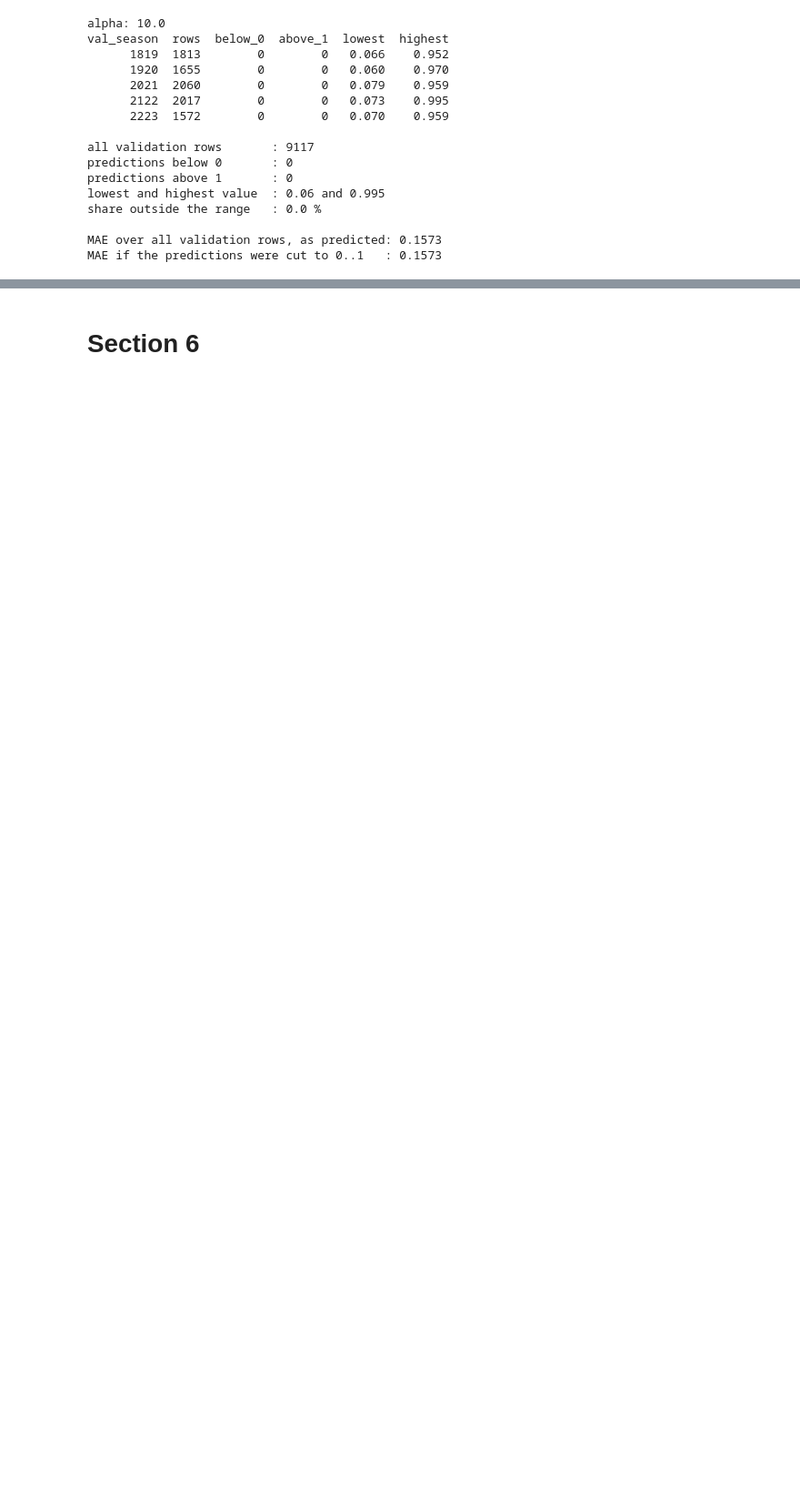
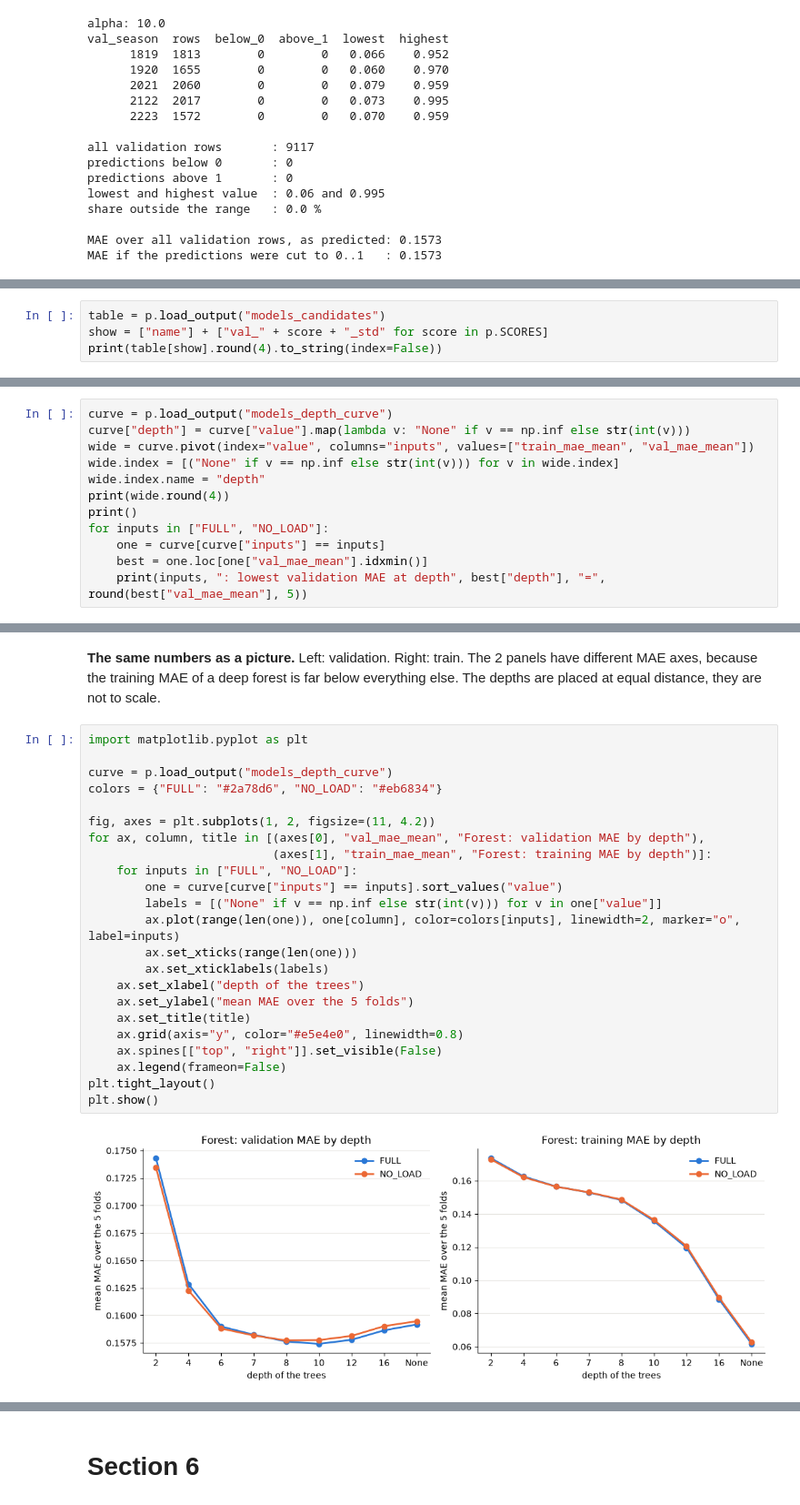
Before and after one commit to dupaski-1/biathlon-form, a Jupyter notebook: lab_book.ipynb, the cells around one changed output, grey strips where cells are left out. Shown at 91% size. Saved outputs shown, nothing was run; the diff lists cells and outputs as text; blank space fills up the shorter version.

Commit message:
Step 5: random forest, load test, one standard error rule, final model chosen

```diff
--- a/lab_book.ipynb
+++ b/lab_book.ipynb
@@ -2621,0 +2684,4 @@ MAE if the predictions were cut to 0..1   : 0.1573
+# %%
+table = p.load_output("models_candidates")
+show = ["name"] + ["val_" + score + "_std" for score in p.SCORES]
+print(table[show].round(4).to_string(index=False))
@@ -2621,0 +2710,12 @@ MAE if the predictions were cut to 0..1   : 0.1573
+# %%
+curve = p.load_output("models_depth_curve")
+curve["depth"] = curve["value"].map(lambda v: "None" if v == np.inf else str(int(v)))
+wide = curve.pivot(index="value", columns="inputs", values=["train_mae_mean", "val_mae_mean"])
+wide.index = [("None" if v == np.inf else str(int(v))) for v in wide.index]
+wide.index.name = "depth"
+print(wide.round(4))
+print()
+for inputs in ["FULL", "NO_LOAD"]:
+    one = curve[curve["inputs"] == inputs]
+    best = one.loc[one["val_mae_mean"].idxmin()]
+    print(inputs, ": lowest validation MAE at depth", best["depth"], "=", round(best["val_mae_mean"], 5))
@@ -2621,0 +2738,27 @@ MAE if the predictions were cut to 0..1   : 0.1573
+# %% [markdown]
+**The same numbers as a picture.** Left: validation. Right: train. The 2 panels have different MAE axes, because the training MAE of a deep forest is far below everything else. The depths are placed at equal distance, they are not to scale.
+# %%
+import matplotlib.pyplot as plt
+
+curve = p.load_output("models_depth_curve")
+colors = {"FULL": "#2a78d6", "NO_LOAD": "#eb6834"}
+
+fig, axes = plt.subplots(1, 2, figsize=(11, 4.2))
+for ax, column, title in [(axes[0], "val_mae_mean", "Forest: validation MAE by depth"),
+                          (axes[1], "train_mae_mean", "Forest: training MAE by depth")]:
+    for inputs in ["FULL", "NO_LOAD"]:
+        one = curve[curve["inputs"] == inputs].sort_values("value")
+        labels = [("None" if v == np.inf else str(int(v))) for v in one["value"]]
+        ax.plot(range(len(one)), one[column], color=colors[inputs], linewidth=2, marker="o", label=inputs)
+        ax.set_xticks(range(len(one)))
+        ax.set_xticklabels(labels)
+    ax.set_xlabel("depth of the trees")
+    ax.set_ylabel("mean MAE over the 5 folds")
+    ax.set_title(title)
+    ax.grid(axis="y", color="#e5e4e0", linewidth=0.8)
+    ax.spines[["top", "right"]].set_visible(False)
+    ax.legend(frameon=False)
+plt.tight_layout()
+plt.show()
+# %% [output]
+[figure, added]
```
Also changed, not shown: parts of 32 cells of this notebook, 11 other files.
